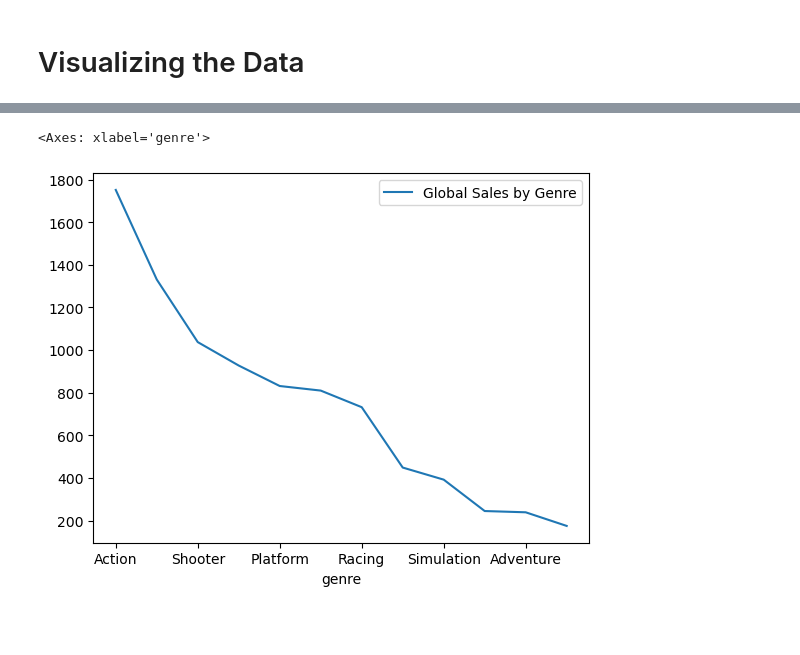
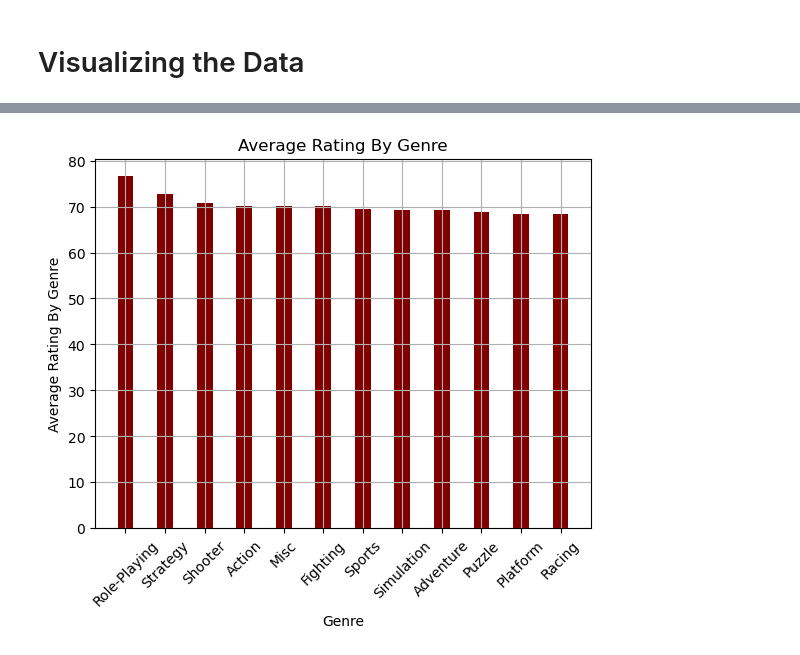
Before and after one commit to knohavec/Project-1-, a Jupyter notebook: Data Exploration Jupiter Notebooks/video_game_sales.ipynb, the cells around one changed output, grey strips where cells are left out. Cells and saved outputs as stored; diff of their text form; code cells hidden in the pictures; blank space fills up the shorter version.

Commit message:
Switch Genre graphs to Bar vs Line

```diff
--- a/Data Exploration Jupiter Notebooks/video_game_sales.ipynb
+++ b/Data Exploration Jupiter Notebooks/video_game_sales.ipynb
@@ -236,6 +231,17 @@ genre_ratings_sorted.plot()
-# %%
-# (#65) Visualize the data by genre vs sales
-genre_sales_df_sorted.plot()
-# %% [output]
-<Axes: xlabel='genre'>
-[figure, removed]
+# %%
+# (#64) Visualize the data by genre vs ratings
+#genre_ratings_sorted.plot()
+
+genre = genre_ratings_sorted.index
+rating = genre_ratings_sorted['Average Rating by Genre']
+plt.bar(genre, rating, color ='maroon',
+        width = 0.4)
+
+plt.xlabel("Genre")
+plt.ylabel("Average Rating By Genre")
+plt.title("Average Rating By Genre")
+plt.grid()
+plt.xticks(rotation = 45)
+plt.show()
+# %% [output]
+[figure, added]
```
Also changed, not shown: parts of 4 cells of this notebook.
